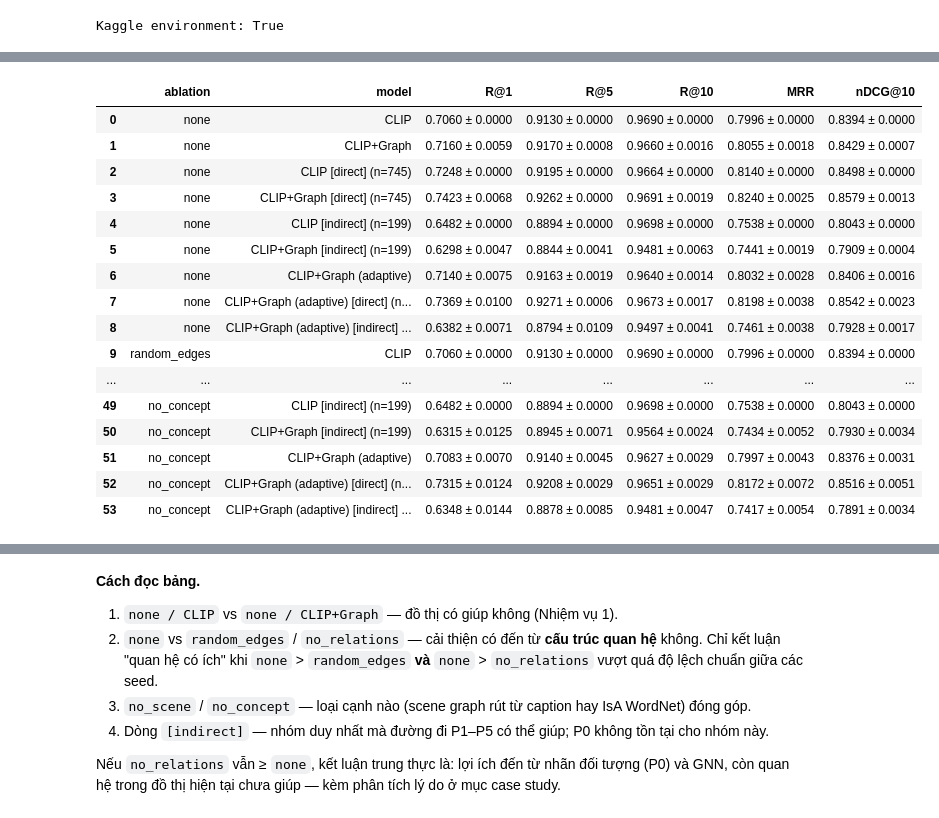
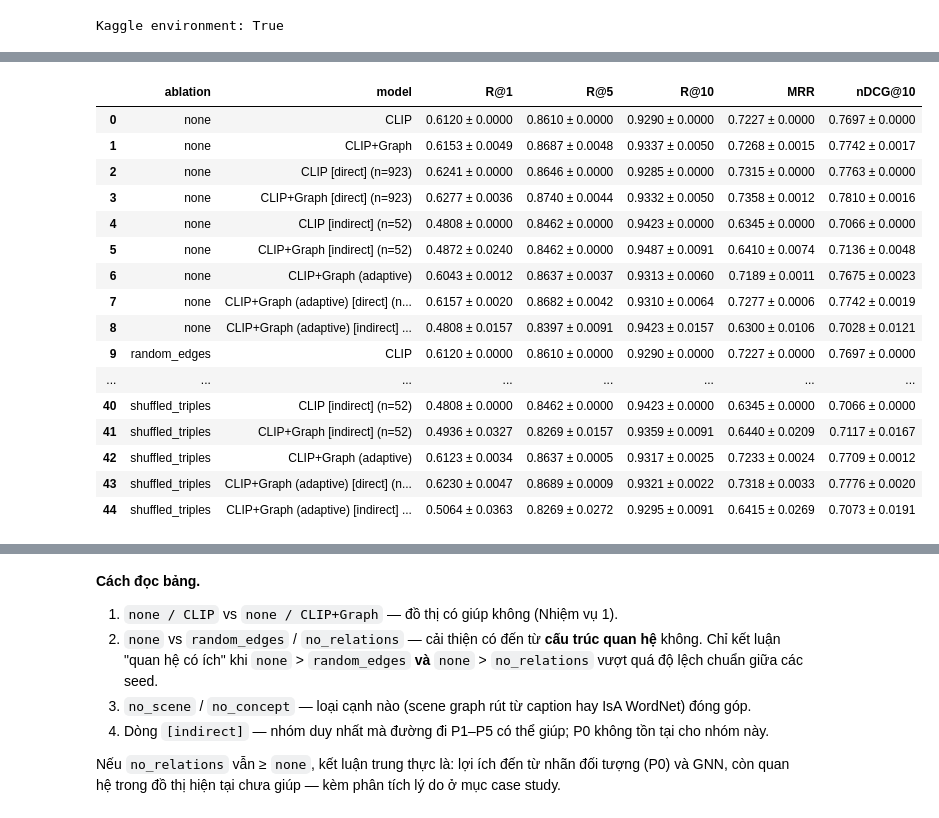
Before and after one commit to trinhphamtrunghieu/du-lieu-do-thi, a Jupyter notebook: v1_grap_project.ipynb, the cells around one changed output, grey strips where cells are left out. Cells and saved outputs as stored; diff of their text form; code cells hidden in the pictures.

```diff
--- a/v1_grap_project.ipynb
+++ b/v1_grap_project.ipynb
@@ -73,7 +89,7 @@ class CFG:
     # "tagger": mọi ảnh gắn nhãn bằng CLIP zero-shot trên từ vựng rút từ caption TRAIN
     #           (không ảnh val/test nào được dùng caption của chính nó).
     # "oracle": nhãn rút từ caption 1..4 của chính ảnh (cách cũ) — chỉ để so sánh, KHÔNG báo cáo là kết quả chính.
-    flickr_annot = "tagger"
+    flickr_annot = "probe"     # v5: linear probe khởi tạo từ văn bản CLIP, ngoài-fold (1.2b); "tagger" = zero-shot cũ
     tag_k_grid   = [3, 5, 8, 10, 12]          # số nhãn/ảnh — chọn trên VAL theo F1
     tag_prompts  = ["a photo of a {}.", "a photo of {}.", "a photo containing a {}."]
 
@@ -97,6 +113,18 @@ class CFG:
     isa_min_depth     = 4      # bỏ khái niệm quá chung (entity, object, whole, ...)
     use_idf           = True   # trọng số đường đi = IDF của node đích (tính trên TRAIN)
     drop_redundant_indirect = True   # bỏ đường đi gián tiếp tới khái niệm ảnh đã chứa trực tiếp
+
+    # --- v5: quan hệ CẤP ẢNH (node bộ ba, mẫu P6) — xem mục 1.2b ---
+    use_triples      = True
+    triple_min_count = 5                      # bộ ba phải xuất hiện ≥ ngưỡng này trong caption TRAIN
+    triple_k_grid    = [1, 2, 3, 5, 8]        # số bộ ba/ảnh — chọn trên VAL theo F1
+    triple_tau_grid  = [0.0, 0.05, 0.1, 0.2, 0.3]
+    probe_folds      = 5                      # dự đoán ngoài-fold cho ảnh train
+    probe_steps      = 300
+    probe_lr         = 1e-3
+    probe_wd_init    = 1e-3                   # phạt ‖W − text‖²
+    rel_neg_min      = 3                      # bộ quan hệ khó: tối thiểu / tối đa số âm mỗi truy vấn
+    rel_neg_max      = 30
 
     # --- sửa ablation âm ---
     # (1) IDF: "taxonomy" = đối tượng đếm df qua P0, khái niệm qua P2 (isa thật, trước khi xáo).
@@ -155,6 +183,9 @@ class CFG:
     # --- đường dẫn ---
     out_dir = Path("/kaggle/working") if RUN_ON_KAGGLE else Path("./work")
 
+# Flickr8k chạy thêm 2 đối chứng của node bộ ba; AG không có bộ ba dự đoán nên giữ CFG.ablations.
+FLICKR_ABLATIONS = ("none", "random_edges", "no_relations", "no_triples", "shuffled_triples")   # v6: rút gọn
+
 CFG.out_dir.mkdir(parents=True, exist_ok=True)
 (CFG.out_dir / "cache").mkdir(exist_ok=True)
 (CFG.out_dir / "results").mkdir(exist_ok=True)
@@ -1640,6 +1704,8 @@ def build_query_set(records, graph, img_ids, seed=0, verbose=True):
         i = pos[iid]
         r = records[i]
         hits = parse_query(r["caption"], graph)
+        # nhóm direct/indirect tính trên đối tượng/khái niệm như bản trước (không tính node bộ ba)
+        hits = [h for h in hits if h[0] < getattr(graph, "tri_base", graph.n_nodes)]
         own = set(graph.img_objects[i])
         hit_ids = {n for n, _, _ in hits}
         direct = bool(hit_ids & own)
@@ -2002,6 +2078,8 @@ def run_experiment(records, split, img_feat, txt_feat, ablations=("none",), seed
             rr_clip = reciprocal_ranks(cand, sc, gold_t)
             PER_QUERY[(ab, seed)] = dict(rr=reciprocal_ranks(cand, combine(sc, sg, sp_, alpha, lam), gold_t),
                                          rr_clip=rr_clip, groups=groups_t, lam=lam)
+            if "relprobe_hook" in globals():          # v5: bộ quan hệ khó (α, λ giữ nguyên từ VAL)
+                relprobe_hook(ab, seed, model, eng, parts, alpha, lam)
             fus, flog = None, None
             if CFG.adaptive_fusion:
                 fus, flog, ad_res, s_ad = _adaptive_step(model, eng, parts, alpha, lam, raw)
@@ -2544,4 +3014,8 @@ def parse_query(text, graph):
 # %%
+# v6: Flickr8k dùng backbone YẾU hơn (ViT-B/32) — phân tích độ nhạy theo backbone. AG khôi phục ViT-L/14 ở Phần 3.
+CFG.clip_model, CFG.clip_weights, CFG.clip_bs = "ViT-B-32", "laion2b_s34b_b79k", 256
+for _a in ("_m", "_t"):
+    clip_text_features.__dict__.pop(_a, None)
 import pandas as pd
 records, hf_parts = load_flickr8k()
 dataset_name = "flickr8k"
@@ -2550,14 +3024,18 @@ img_feat, txt_feat = encode_flickr8k(records, hf_parts)
 annot_info = apply_flickr_annotation(records, split, img_feat, CFG.flickr_annot)
 print(f"\nDữ liệu: {dataset_name} | {len(records)} ảnh | đặc trưng CLIP {img_feat.shape}")
 
-if CFG.flickr_annot == "tagger":
+TRIPLE_INFO = fit_image_triples(records, split, img_feat) if CFG.use_triples else {}
+if CFG.flickr_annot in ("tagger", "probe"):
     print("\nChọn (chuẩn hoá, k) của tagger trên VALIDATION:")
     print(pd.DataFrame(annot_info["grid"]).pivot_table(index="k", columns="norm",
                                                          values="val_F1").round(3).to_string())
     for r in records[-3:]:                       # vài ảnh TEST: nhãn tagger vs danh từ trong caption
-        print(f"  • {r['caption'][:70]}\n      tagger : {r['objects']}\n      caption: {r['cap_objects']}")
+        print(f"  • {r['caption'][:70]}\n      nhãn   : {r['objects']}\n      caption: {r['cap_objects']}"
+              f"\n      bộ ba  : {[' '.join(t) + f' ({p:.2f})' for t, p in r.get('img_triples', [])[:4]]}")
 with open(CFG.out_dir / "results" / "annotation_info.json", "w") as f:
     json.dump({k: v for k, v in annot_info.items()}, f, indent=2)
+with open(CFG.out_dir / "results" / "triple_info.json", "w") as f:
+    json.dump({k: v for k, v in TRIPLE_INFO.items()}, f, indent=2, ensure_ascii=False)
 # %% [output]
 data/train-00000-of-00002-2f8f6bfa852eac(…): downloading bytes:           |  0.00B
 data/train-00001-of-00002-2173151d8cd6c7(…): downloading bytes:           |  0.00B
@@ -2629,7 +3110,10 @@ Nhóm truy vấn: {'direct': 6012, 'indirect': 1553, 'other': 435}
 → CFG.learn_clip_w = False (chọn theo VAL MRR)
 # %%
-# Thí nghiệm chính: 5 cấu hình ablation × 3 seed, nhãn ảnh = CFG.flickr_annot
-all_res, art = run_experiment(records, split, img_feat, txt_feat, ablations=CFG.ablations)
+# Thí nghiệm chính: 8 cấu hình ablation × 3 seed (6 cũ + no_triples + shuffled_triples), nhãn ảnh = CFG.flickr_annot
+REL_GALLERIES["flickr"] = build_rel_galleries_flickr(records, split)
+REL_GAL_KEY, REL_RENAME = "flickr", {}
+all_res, art = run_experiment(records, split, img_feat, txt_feat, ablations=FLICKR_ABLATIONS)
+REL_GAL_KEY = None
 df = results_table(all_res)
 df.to_csv(CFG.out_dir / "results" / f"main_results_{CFG.flickr_annot}.csv", index=False)
 df.to_csv(CFG.out_dir / "results" / "main_results.csv", index=False)
@@ -2655,20 +3139,20 @@ Nhóm truy vấn: {'direct': 6012, 'indirect': 1553, 'other': 435}
 |  | ablation | model | R@1 | R@5 | R@10 | MRR | nDCG@10 |
-| 0 | none | CLIP | 0.7060 ± 0.0000 | 0.9130 ± 0.0000 | 0.9690 ± 0.0000 | 0.7996 ± 0.0000 | 0.8394 ± 0.0000 |
-| 1 | none | CLIP+Graph | 0.7160 ± 0.0059 | 0.9170 ± 0.0008 | 0.9660 ± 0.0016 | 0.8055 ± 0.0018 | 0.8429 ± 0.0007 |
-| 2 | none | CLIP [direct] (n=745) | 0.7248 ± 0.0000 | 0.9195 ± 0.0000 | 0.9664 ± 0.0000 | 0.8140 ± 0.0000 | 0.8498 ± 0.0000 |
-| 3 | none | CLIP+Graph [direct] (n=745) | 0.7423 ± 0.0068 | 0.9262 ± 0.0000 | 0.9691 ± 0.0019 | 0.8240 ± 0.0025 | 0.8579 ± 0.0013 |
-| 4 | none | CLIP [indirect] (n=199) | 0.6482 ± 0.0000 | 0.8894 ± 0.0000 | 0.9698 ± 0.0000 | 0.7538 ± 0.0000 | 0.8043 ± 0.0000 |
-| 5 | none | CLIP+Graph [indirect] (n=199) | 0.6298 ± 0.0047 | 0.8844 ± 0.0041 | 0.9481 ± 0.0063 | 0.7441 ± 0.0019 | 0.7909 ± 0.0004 |
-| 6 | none | CLIP+Graph (adaptive) | 0.7140 ± 0.0075 | 0.9163 ± 0.0019 | 0.9640 ± 0.0014 | 0.8032 ± 0.0028 | 0.8406 ± 0.0016 |
-| 7 | none | CLIP+Graph (adaptive) [direct] (n... | 0.7369 ± 0.0100 | 0.9271 ± 0.0006 | 0.9673 ± 0.0017 | 0.8198 ± 0.0038 | 0.8542 ± 0.0023 |
-| 8 | none | CLIP+Graph (adaptive) [indirect] ... | 0.6382 ± 0.0071 | 0.8794 ± 0.0109 | 0.9497 ± 0.0041 | 0.7461 ± 0.0038 | 0.7928 ± 0.0017 |
-| 9 | random_edges | CLIP | 0.7060 ± 0.0000 | 0.9130 ± 0.0000 | 0.9690 ± 0.0000 | 0.7996 ± 0.0000 | 0.8394 ± 0.0000 |
+| 0 | none | CLIP | 0.6120 ± 0.0000 | 0.8610 ± 0.0000 | 0.9290 ± 0.0000 | 0.7227 ± 0.0000 | 0.7697 ± 0.0000 |
+| 1 | none | CLIP+Graph | 0.6153 ± 0.0049 | 0.8687 ± 0.0048 | 0.9337 ± 0.0050 | 0.7268 ± 0.0015 | 0.7742 ± 0.0017 |
+| 2 | none | CLIP [direct] (n=923) | 0.6241 ± 0.0000 | 0.8646 ± 0.0000 | 0.9285 ± 0.0000 | 0.7315 ± 0.0000 | 0.7763 ± 0.0000 |
+| 3 | none | CLIP+Graph [direct] (n=923) | 0.6277 ± 0.0036 | 0.8740 ± 0.0044 | 0.9332 ± 0.0050 | 0.7358 ± 0.0012 | 0.7810 ± 0.0016 |
+| 4 | none | CLIP [indirect] (n=52) | 0.4808 ± 0.0000 | 0.8462 ± 0.0000 | 0.9423 ± 0.0000 | 0.6345 ± 0.0000 | 0.7066 ± 0.0000 |
+| 5 | none | CLIP+Graph [indirect] (n=52) | 0.4872 ± 0.0240 | 0.8462 ± 0.0000 | 0.9487 ± 0.0091 | 0.6410 ± 0.0074 | 0.7136 ± 0.0048 |
+| 6 | none | CLIP+Graph (adaptive) | 0.6043 ± 0.0012 | 0.8637 ± 0.0037 | 0.9313 ± 0.0060 | 0.7189 ± 0.0011 | 0.7675 ± 0.0023 |
+| 7 | none | CLIP+Graph (adaptive) [direct] (n... | 0.6157 ± 0.0020 | 0.8682 ± 0.0042 | 0.9310 ± 0.0064 | 0.7277 ± 0.0006 | 0.7742 ± 0.0019 |
+| 8 | none | CLIP+Graph (adaptive) [indirect] ... | 0.4808 ± 0.0157 | 0.8397 ± 0.0091 | 0.9423 ± 0.0157 | 0.6300 ± 0.0106 | 0.7028 ± 0.0121 |
+| 9 | random_edges | CLIP | 0.6120 ± 0.0000 | 0.8610 ± 0.0000 | 0.9290 ± 0.0000 | 0.7227 ± 0.0000 | 0.7697 ± 0.0000 |
 | ... | ... | ... | ... | ... | ... | ... | ... |
-| 49 | no_concept | CLIP [indirect] (n=199) | 0.6482 ± 0.0000 | 0.8894 ± 0.0000 | 0.9698 ± 0.0000 | 0.7538 ± 0.0000 | 0.8043 ± 0.0000 |
-| 50 | no_concept | CLIP+Graph [indirect] (n=199) | 0.6315 ± 0.0125 | 0.8945 ± 0.0071 | 0.9564 ± 0.0024 | 0.7434 ± 0.0052 | 0.7930 ± 0.0034 |
-| 51 | no_concept | CLIP+Graph (adaptive) | 0.7083 ± 0.0070 | 0.9140 ± 0.0045 | 0.9627 ± 0.0029 | 0.7997 ± 0.0043 | 0.8376 ± 0.0031 |
-| 52 | no_concept | CLIP+Graph (adaptive) [direct] (n... | 0.7315 ± 0.0124 | 0.9208 ± 0.0029 | 0.9651 ± 0.0029 | 0.8172 ± 0.0072 | 0.8516 ± 0.0051 |
-| 53 | no_concept | CLIP+Graph (adaptive) [indirect] ... | 0.6348 ± 0.0144 | 0.8878 ± 0.0085 | 0.9481 ± 0.0047 | 0.7417 ± 0.0054 | 0.7891 ± 0.0034 |
+| 40 | shuffled_triples | CLIP [indirect] (n=52) | 0.4808 ± 0.0000 | 0.8462 ± 0.0000 | 0.9423 ± 0.0000 | 0.6345 ± 0.0000 | 0.7066 ± 0.0000 |
+| 41 | shuffled_triples | CLIP+Graph [indirect] (n=52) | 0.4936 ± 0.0327 | 0.8269 ± 0.0157 | 0.9359 ± 0.0091 | 0.6440 ± 0.0209 | 0.7117 ± 0.0167 |
+| 42 | shuffled_triples | CLIP+Graph (adaptive) | 0.6123 ± 0.0034 | 0.8637 ± 0.0005 | 0.9317 ± 0.0025 | 0.7233 ± 0.0024 | 0.7709 ± 0.0012 |
+| 43 | shuffled_triples | CLIP+Graph (adaptive) [direct] (n... | 0.6230 ± 0.0047 | 0.8689 ± 0.0009 | 0.9321 ± 0.0022 | 0.7318 ± 0.0033 | 0.7776 ± 0.0020 |
+| 44 | shuffled_triples | CLIP+Graph (adaptive) [indirect] ... | 0.5064 ± 0.0363 | 0.8269 ± 0.0272 | 0.9295 ± 0.0091 | 0.6415 ± 0.0269 | 0.7073 ± 0.0191 |
 # %%
 # =====================================================================================
 # ABLATION THEO GIẢI THÍCH: giải thích có đúng với tri thức ĐỘC LẬP với đồ thị không?
```
Also changed, not shown: parts of 156 cells of this notebook.
